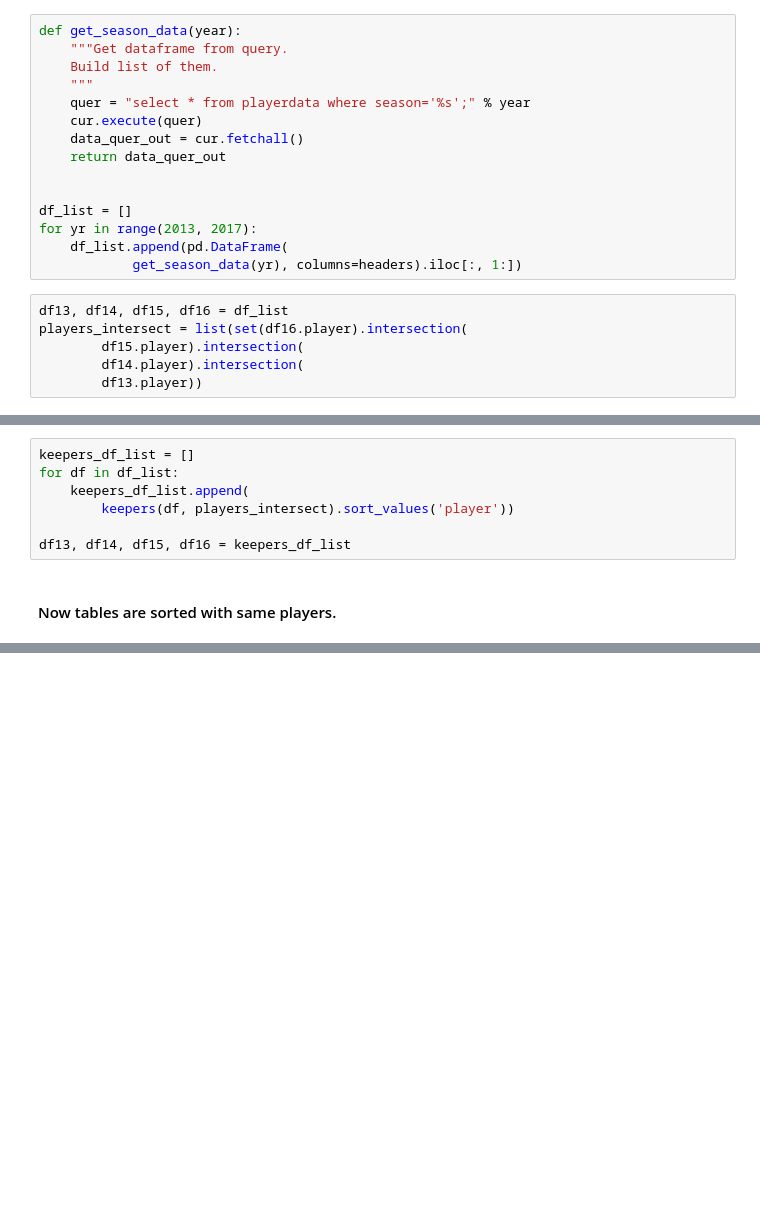
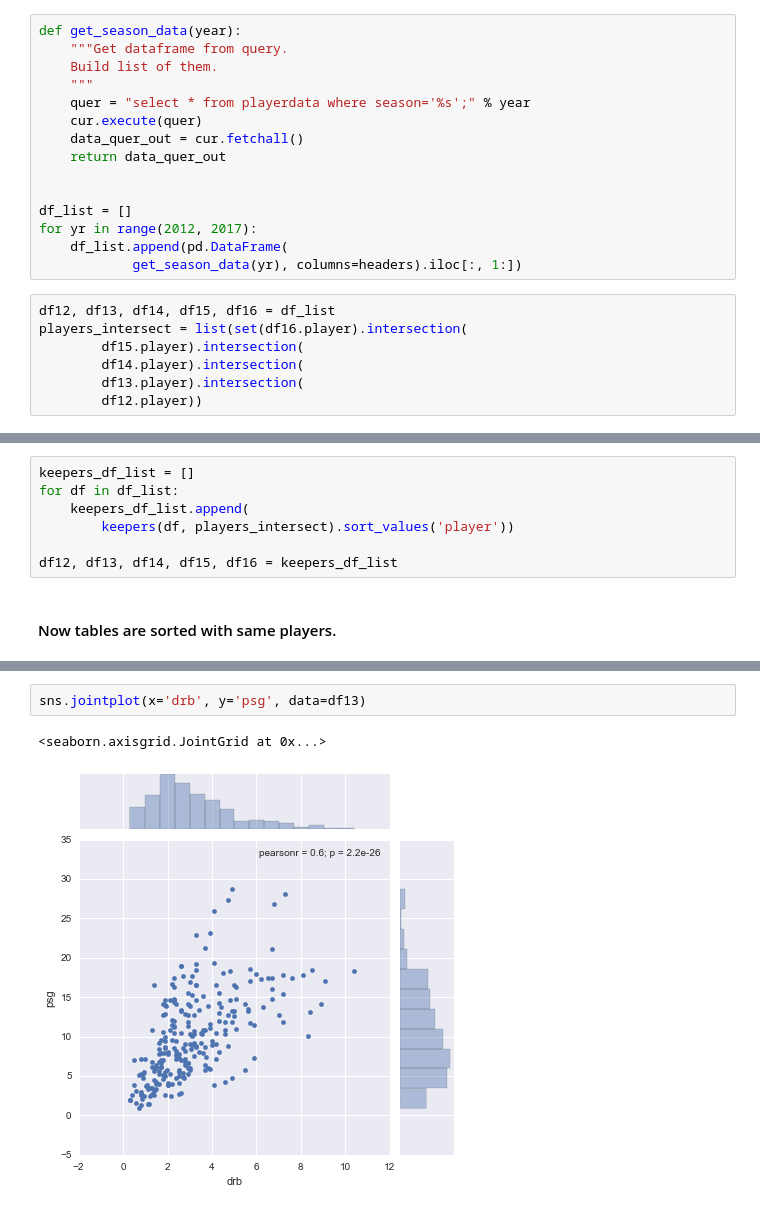
Before and after one commit to michaelandric/aut_vincere, a Jupyter notebook: test_multi_year_v2.ipynb, the cells around one changed output, grey strips where cells are left out. Drawn from its saved outputs; the diff is of its cells as text; blank space fills up the shorter version.

```diff
--- a/test_multi_year_v2.ipynb
+++ b/test_multi_year_v2.ipynb
@@ -59,15 +54,16 @@ def get_season_data(year):
 
 
 df_list = []
-for yr in range(2013, 2017):
+for yr in range(2012, 2017):
     df_list.append(pd.DataFrame(
             get_season_data(yr), columns=headers).iloc[:, 1:])
 # %%
-df13, df14, df15, df16 = df_list
+df12, df13, df14, df15, df16 = df_list
 players_intersect = list(set(df16.player).intersection(
         df15.player).intersection(
         df14.player).intersection(
-        df13.player))
+        df13.player).intersection(
+        df12.player))
 # %% [markdown]
 #### get players common to all four data frames:
 # %%
@@ -80,6 +76,6 @@ for df in df_list:
     keepers_df_list.append(
         keepers(df, players_intersect).sort_values('player'))
 
-df13, df14, df15, df16 = keepers_df_list
+df12, df13, df14, df15, df16 = keepers_df_list
 # %% [markdown]
 #### Now tables are sorted with same players.
@@ -86 +147,6 @@ df13, df14, df15, df16 = keepers_df_list
+# %%
+sns.jointplot(x='drb', y='psg', data=df13)
+# %% [output]
+<seaborn.axisgrid.JointGrid at 0x...>
+[figure, added]
 # %%
```
Also changed, not shown: parts of 42 cells of this notebook, 3 other files.
